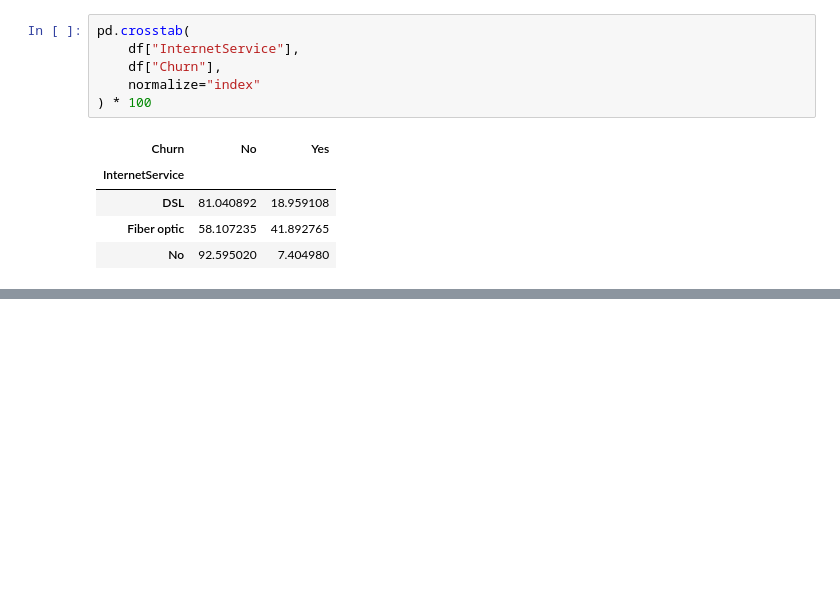
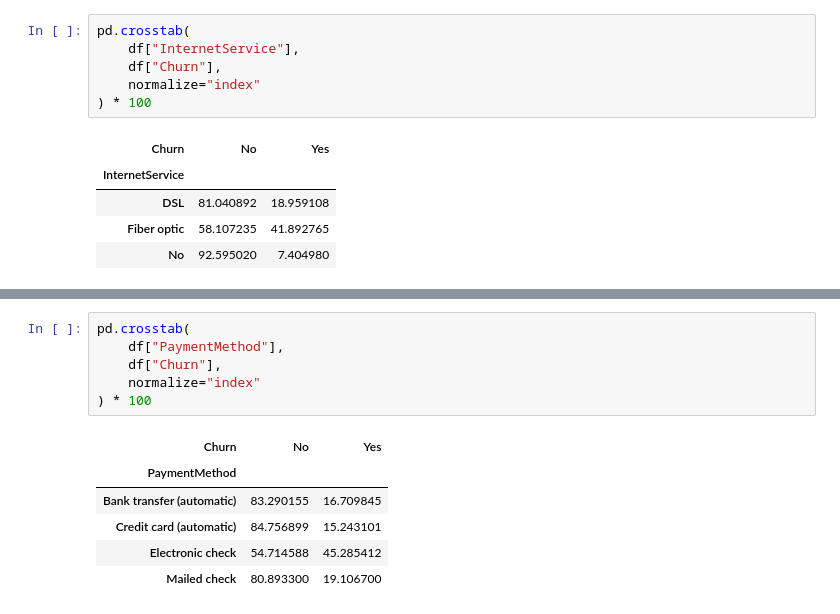
Before and after one commit to pomiankiewiczlukasz/customer-intelligence-ml-platform, a Jupyter notebook: notebooks/01_eda.ipynb, the cells around one changed output, grey strips where cells are left out. Drawn from its saved outputs; the diff is of its cells as text; blank space fills up the shorter version.

```diff
--- a/notebooks/01_eda.ipynb
+++ b/notebooks/01_eda.ipynb
@@ -286,0 +311,13 @@ pd.crosstab(
+# %%
+pd.crosstab(
+    df["PaymentMethod"],
+    df["Churn"],
+    normalize="index"
+) * 100
+# %% [output]
+| Churn | No | Yes |
+| PaymentMethod |  |  |
+| Bank transfer (automatic) | 83.290155 | 16.709845 |
+| Credit card (automatic) | 84.756899 | 15.243101 |
+| Electronic check | 54.714588 | 45.285412 |
+| Mailed check | 80.893300 | 19.106700 |
```
Also changed, not shown: parts of 34 cells of this notebook, 8 other files.
